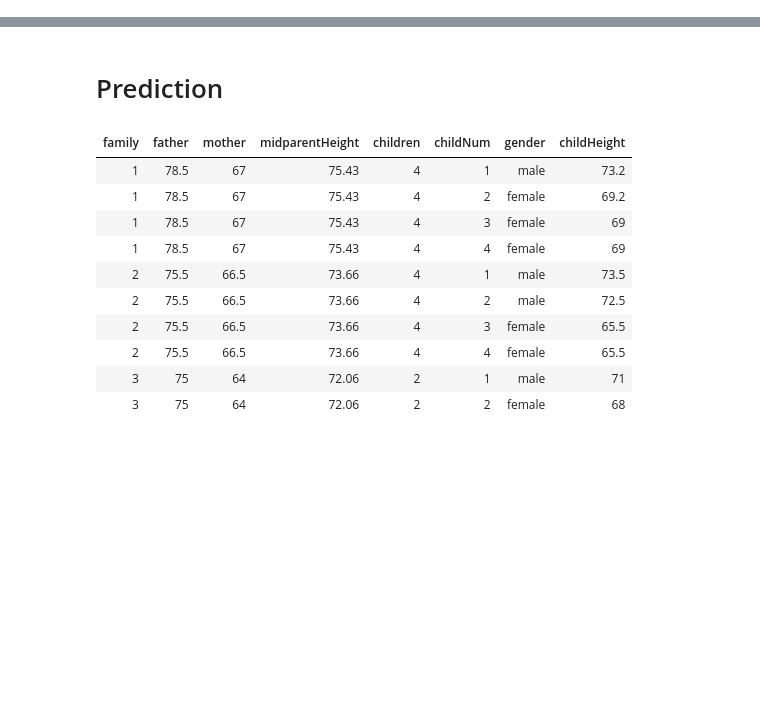
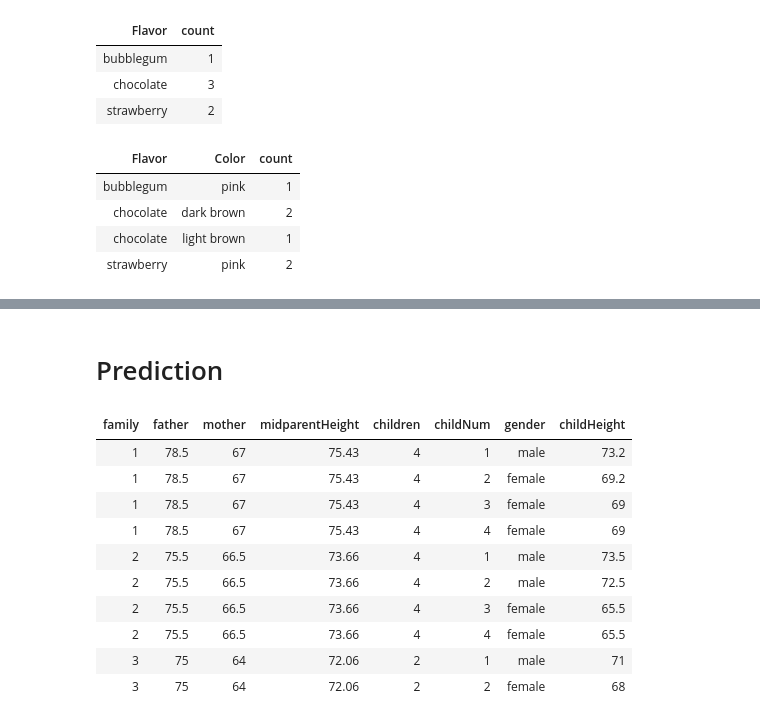
Before and after one commit to abby621/cs1070_materials, a Jupyter notebook: demos/Lec10.ipynb, the cells around one changed output, grey strips where cells are left out. Cells and saved outputs as stored; diff of their text form; code cells hidden in the pictures; blank space fills up the shorter version.

```diff
--- a/demos/Lec10.ipynb
+++ b/demos/Lec10.ipynb
@@ -5,0 +24,16 @@ import numpy as np
+# %%
+more_cones.group('Flavor')
+# %% [output]
+| Flavor | count |
+| bubblegum | 1 |
+| chocolate | 3 |
+| strawberry | 2 |
+# %%
+# but each cone cas a *color* now too -- we can group by both flavor and color
+more_cones.group(['Flavor', 'Color'])
+# %% [output]
+| Flavor | Color | count |
+| bubblegum | pink | 1 |
+| chocolate | dark brown | 2 |
+| chocolate | light brown | 1 |
+| strawberry | pink | 2 |
```
Also changed, not shown: parts of 9 cells of this notebook, 1 other file.
